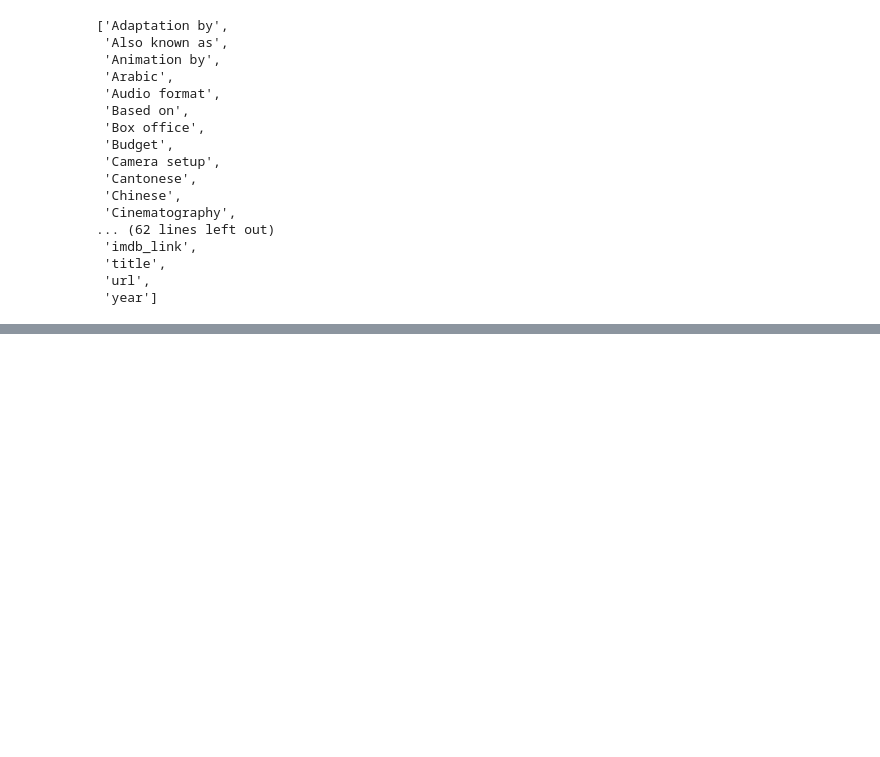
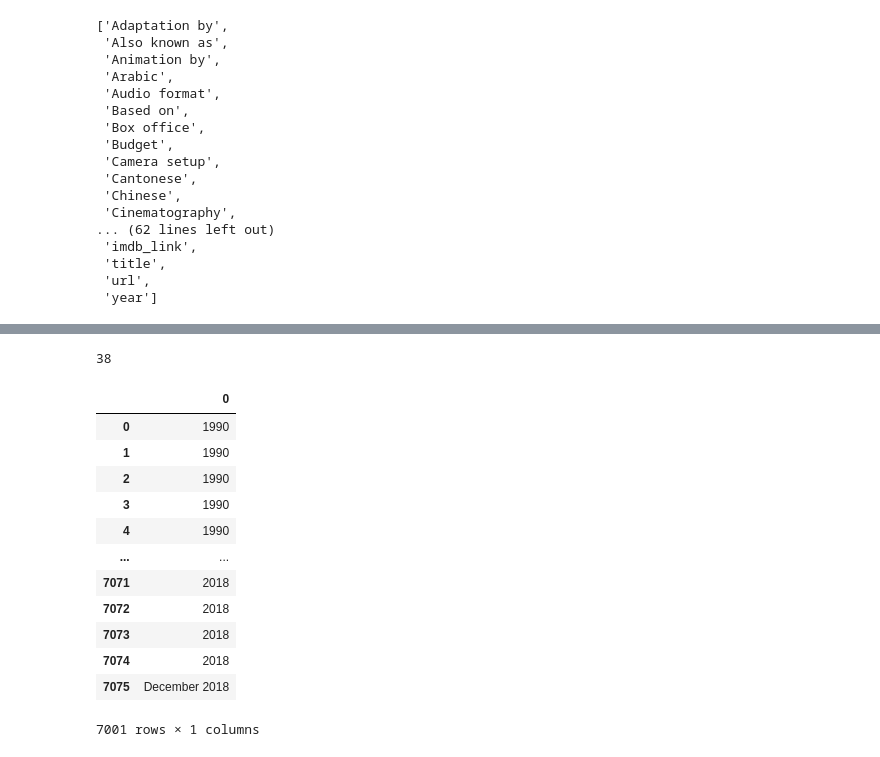
Before and after one commit to jsheppard95/Movies-ETL, a Jupyter notebook: Movies-ETL.ipynb, the cells around one changed output, grey strips where cells are left out. Cells and saved outputs as stored; diff of their text form; code cells hidden in the pictures; blank space fills up the shorter version.

```diff
--- a/Movies-ETL.ipynb
+++ b/Movies-ETL.ipynb
@@ -247,0 +484,13 @@ sorted(wiki_movies_df.columns.tolist())
+# %%
+# Remove citation references of form [#]
+budget = budget.str.replace(r'\[\d+\]\s*', '')
+len(budget[~matches_form_one & ~matches_form_two])
+# %% [output]
+38
+# %%
+wiki_movies_df['budget'] = budget.str.extract(f'({form_one}|{form_two})', flags=re.IGNORECASE)[0].apply(parse_dollars)
+# %%
+wiki_movies_df.drop('Budget', axis=1, inplace=True)
+# %%
+# Convert 'Release date' to datetime
+release_date = wiki_movies_df['Release date'].dropna().apply(lambda x: ' '.join(x) if type(x) == list else x)
@@ -247,0 +506,16 @@ sorted(wiki_movies_df.columns.tolist())
+# %%
+release_date.str.extract(f'({date_form_one}|{date_form_two}|{date_form_three}|{date_form_four})', flags=re.IGNORECASE)
+# %% [output]
+|  | 0 |
+| 0 | 1990 |
+| 1 | 1990 |
+| 2 | 1990 |
+| 3 | 1990 |
+| 4 | 1990 |
+| ... | ... |
+| 7071 | 2018 |
+| 7072 | 2018 |
+| 7073 | 2018 |
+| 7074 | 2018 |
+| 7075 | December 2018 |
+7001 rows × 1 columns
```
Also changed, not shown: parts of 35 cells of this notebook.
